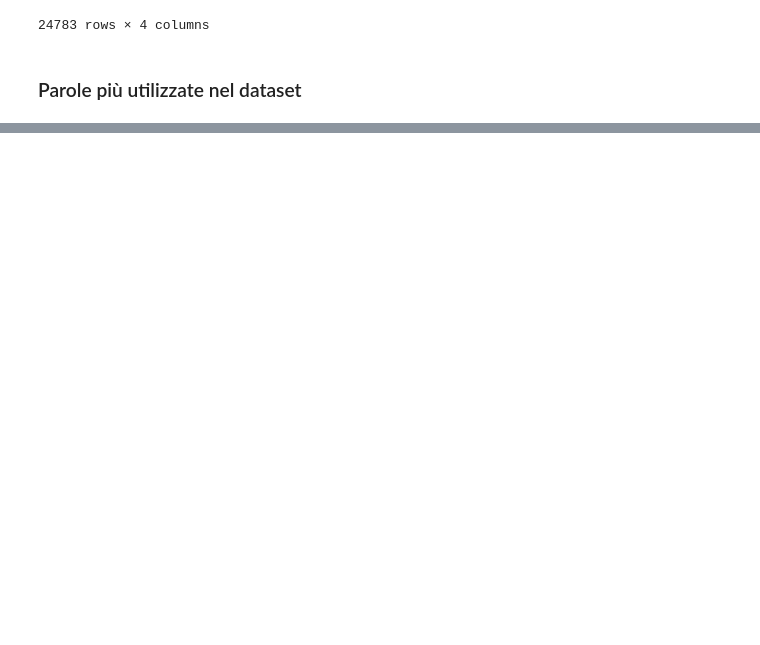
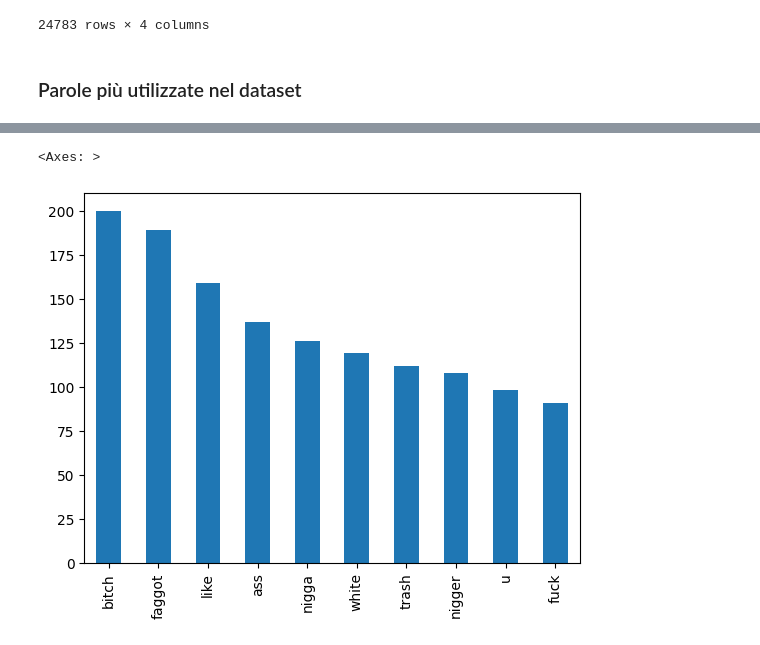
Before and after one commit to A-Piccoli/NLP-projects, a Jupyter notebook: Project_1/notebook.ipynb, the cells around one changed output, grey strips where cells are left out. Drawn from its saved outputs; the diff is of its cells as text; code cells hidden in the pictures; blank space fills up the shorter version.

```diff
--- a/Project_1/notebook.ipynb
+++ b/Project_1/notebook.ipynb
@@ -292,0 +284,9 @@ Name: count, dtype: int64
+# %%
+pd.to_numeric(df['class'])
+
+df_class_0 = df.loc[df['class'] == 0]
+
+df_class_0.clean_tweet.str.split(expand=True).stack().value_counts().iloc[0:10].plot(kind='bar')
+# %% [output]
+<Axes: >
+[figure, added]
```
Also changed, not shown: parts of 3 cells of this notebook.
